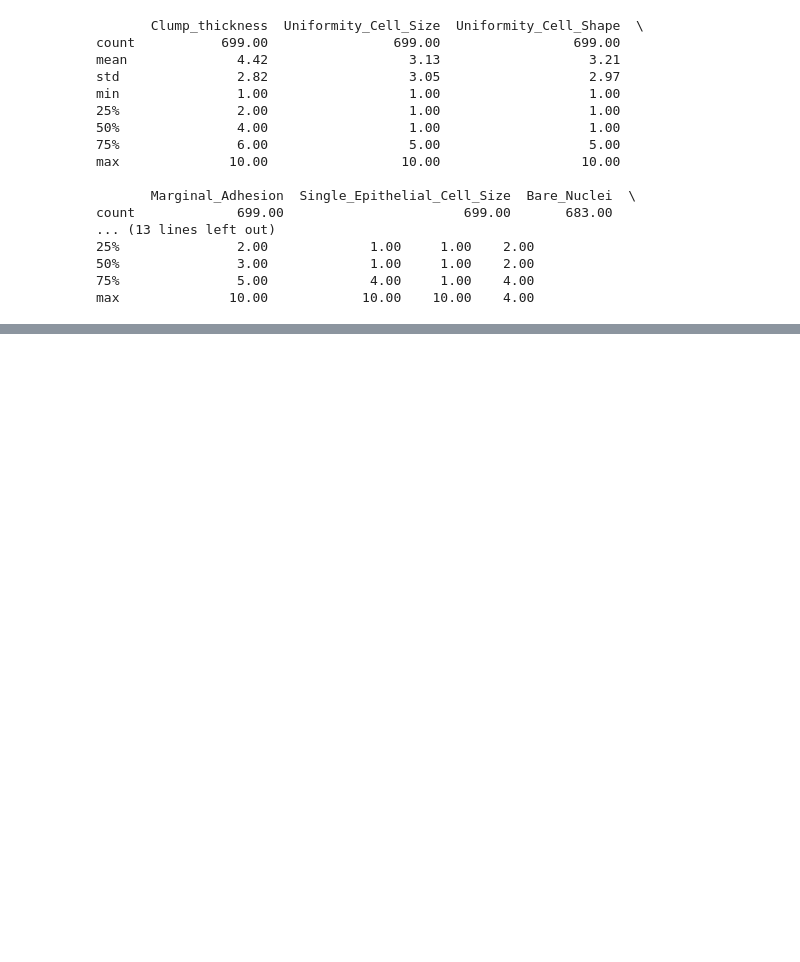
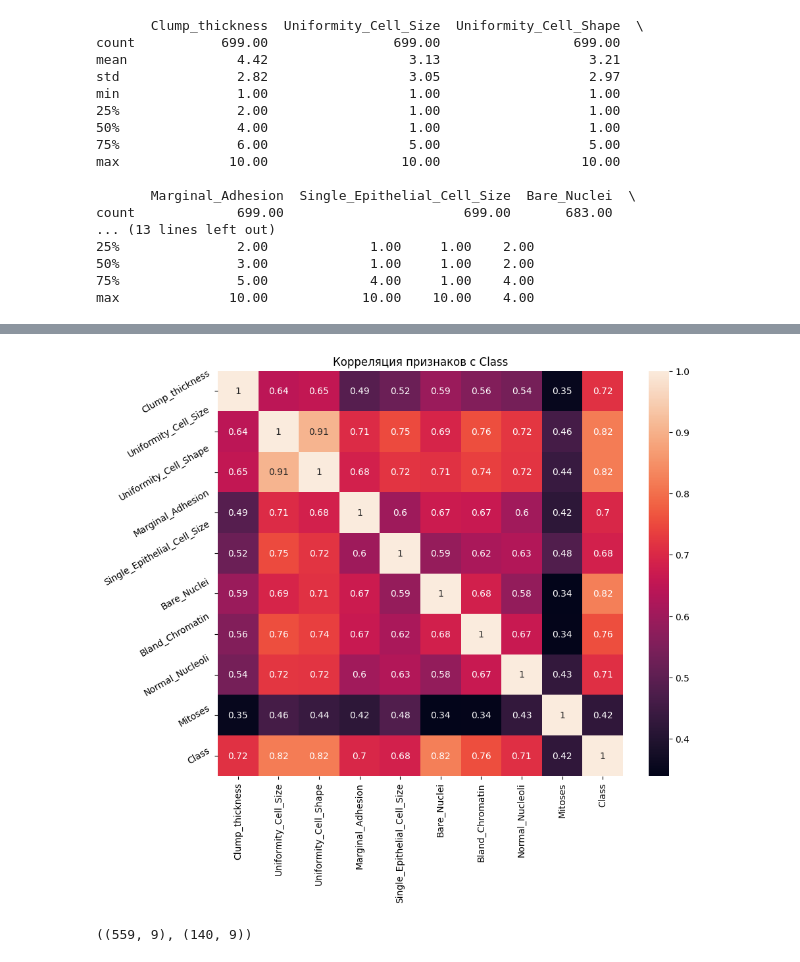
Before and after one commit to LevelUp-It-School/DS_02_10_2025, a Jupyter notebook: knn/knn.ipynb, the cells around one changed output, grey strips where cells are left out. Cells and saved outputs as stored; diff of their text form; code cells hidden in the pictures; blank space fills up the shorter version.

```diff
--- a/knn/knn.ipynb
+++ b/knn/knn.ipynb
@@ -173,0 +200,9 @@ max              10.00            10.00    10.00    4.00
+# %%
+plt.figure(figsize=(10, 8))
+plt.title("Корреляция признаков с Class")
+a = sns.heatmap(correlation, square=True, annot=True)
+a.set_xticklabels(a.get_xticklabels(), rotation=90)
+a.set_yticklabels(a.get_yticklabels(), rotation=30)
+plt.show()
+# %% [output]
+[figure, added]
@@ -173,0 +216,4 @@ max              10.00            10.00    10.00    4.00
+# %%
+X_train.shape, X_test.shape
+# %% [output]
+((559, 9), (140, 9))
```
Also changed, not shown: parts of 50 cells of this notebook, 7 other files.
